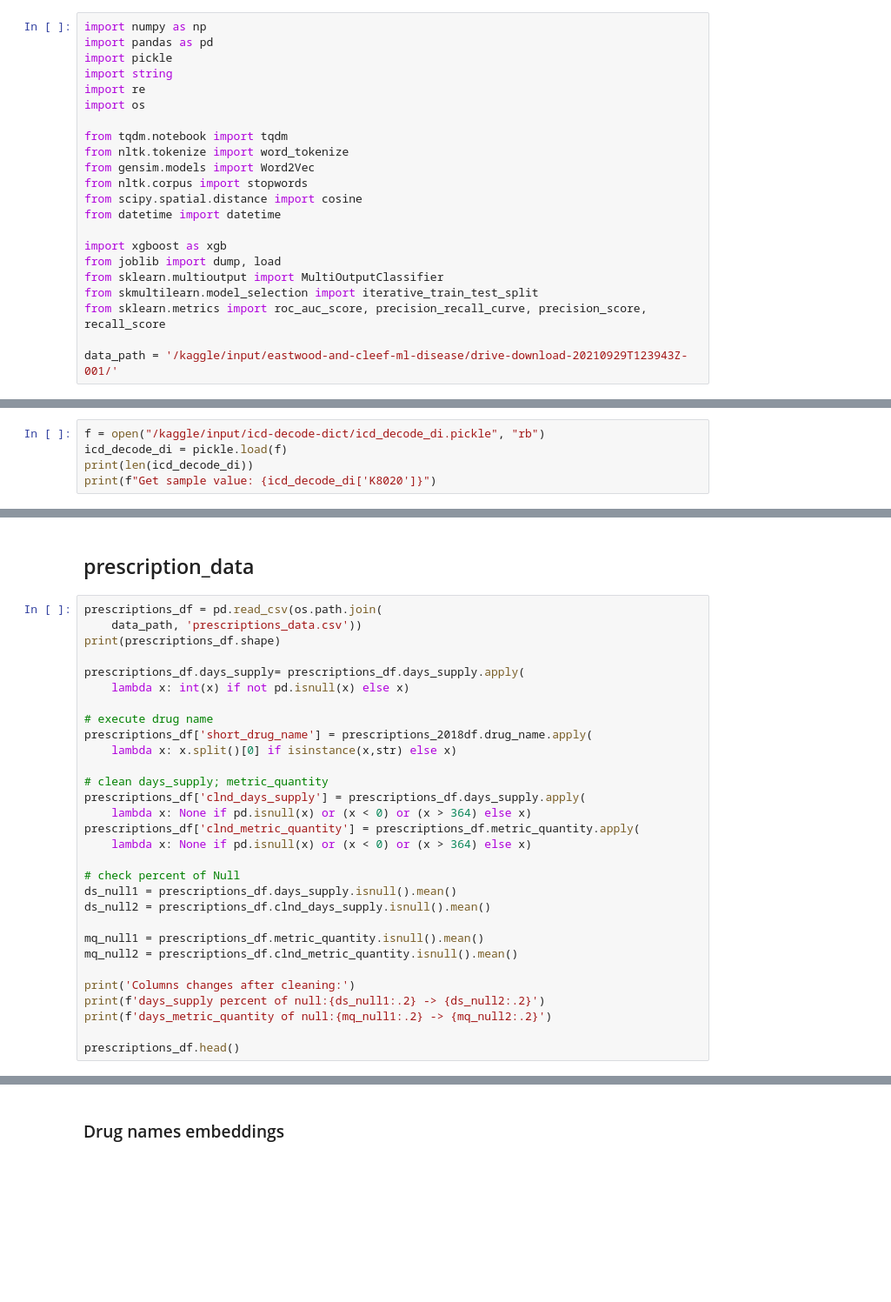
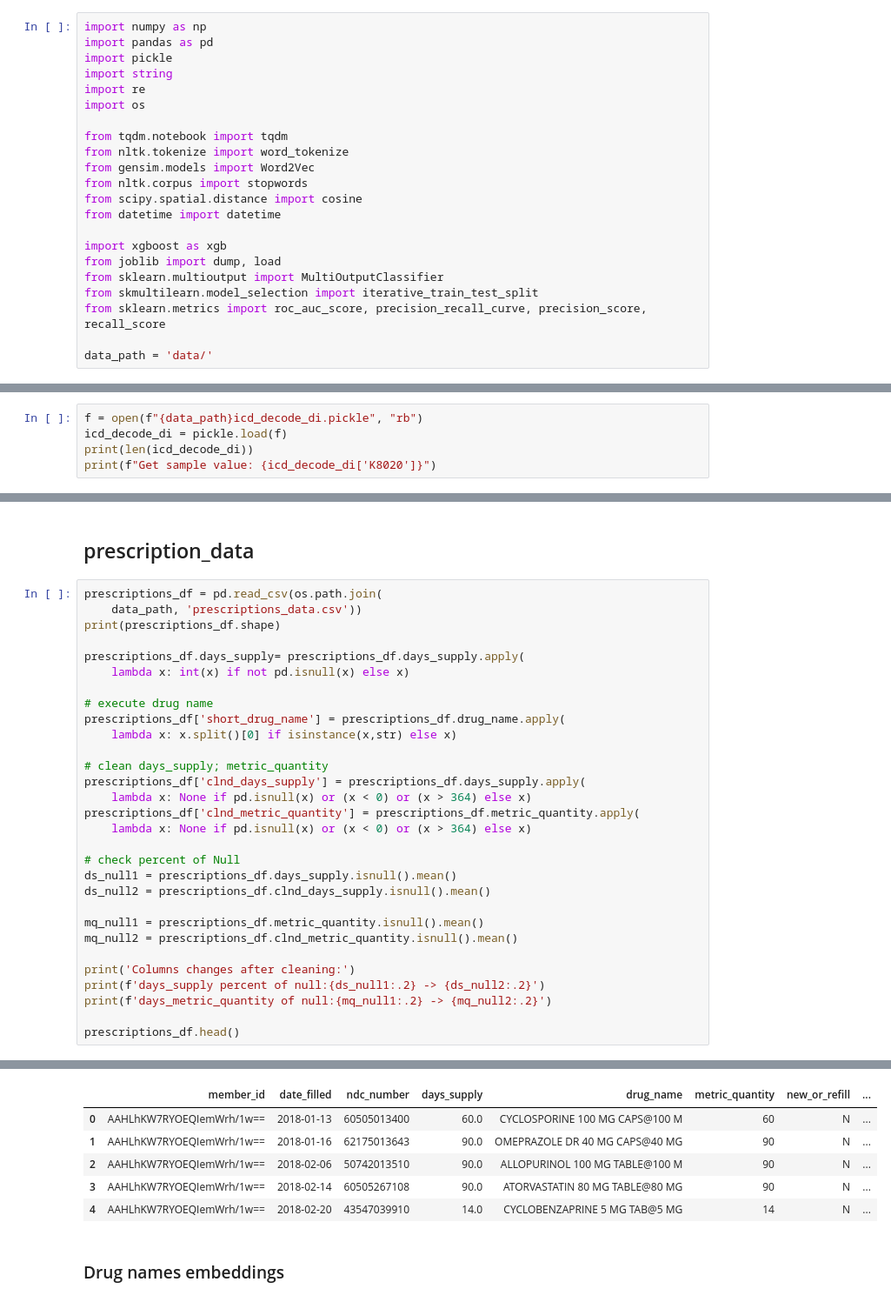
Before and after one commit to artem3195/Interview_assignments, a Jupyter notebook: Disease_prediction_2021.ipynb, the cells around one changed output, grey strips where cells are left out. Shown at 87% size. Cells and saved outputs as stored; diff of their text form; blank space fills up the shorter version.

```diff
--- a/Disease_prediction_2021.ipynb
+++ b/Disease_prediction_2021.ipynb
@@ -36,4 +36,4 @@ from sklearn.multioutput import MultiOutputClassifier
 from skmultilearn.model_selection import iterative_train_test_split
 from sklearn.metrics import roc_auc_score, precision_recall_curve, precision_score, recall_score
 
-data_path = '/kaggle/input/eastwood-and-cleef-ml-disease/drive-download-20210929T123943Z-001/'
+data_path = 'data/'
@@ -40,5 +44,5 @@ data_path = '/kaggle/input/eastwood-and-cleef-ml-disease/drive-download-20210929
 # %%
-f = open("/kaggle/input/icd-decode-dict/icd_decode_di.pickle", "rb")
+f = open(f"{data_path}icd_decode_di.pickle", "rb")
 icd_decode_di = pickle.load(f)
 print(len(icd_decode_di))
 print(f"Get sample value: {icd_decode_di['K8020']}")
@@ -939,7 +1086,7 @@ prescriptions_df.days_supply= prescriptions_df.days_supply.apply(
     lambda x: int(x) if not pd.isnull(x) else x)
 
 # execute drug name
-prescriptions_df['short_drug_name'] = prescriptions_2018df.drug_name.apply(
+prescriptions_df['short_drug_name'] = prescriptions_df.drug_name.apply(
     lambda x: x.split()[0] if isinstance(x,str) else x)
 
 # clean days_supply; metric_quantity
@@ -960,3 +1107,4 @@ print(f'days_supply percent of null:{ds_null1:.2} -> {ds_null2:.2}')
 print(f'days_metric_quantity of null:{mq_null1:.2} -> {mq_null2:.2}')
 
 prescriptions_df.head()
+# %% [output]
@@ -963,3 +1115,9 @@ prescriptions_df.head()
+|  | member_id | date_filled | ndc_number | days_supply | drug_name | metric_quantity | new_or_refill | ... |
+| 0 | AAHLhKW7RYOEQIemWrh/1w== | 2018-01-13 | 60505013400 | 60.0 | CYCLOSPORINE 100 MG CAPS@100 M | 60 | N | ... |
+| 1 | AAHLhKW7RYOEQIemWrh/1w== | 2018-01-16 | 62175013643 | 90.0 | OMEPRAZOLE DR 40 MG CAPS@40 MG | 90 | N | ... |
+| 2 | AAHLhKW7RYOEQIemWrh/1w== | 2018-02-06 | 50742013510 | 90.0 | ALLOPURINOL 100 MG TABLE@100 M | 90 | N | ... |
+| 3 | AAHLhKW7RYOEQIemWrh/1w== | 2018-02-14 | 60505267108 | 90.0 | ATORVASTATIN 80 MG TABLE@80 MG | 90 | N | ... |
+| 4 | AAHLhKW7RYOEQIemWrh/1w== | 2018-02-20 | 43547039910 | 14.0 | CYCLOBENZAPRINE 5 MG TAB@5 MG | 14 | N | ... |
 # %% [markdown]
 ### Drug names embeddings
 # %%
```
Also changed, not shown: parts of 70 cells of this notebook.
